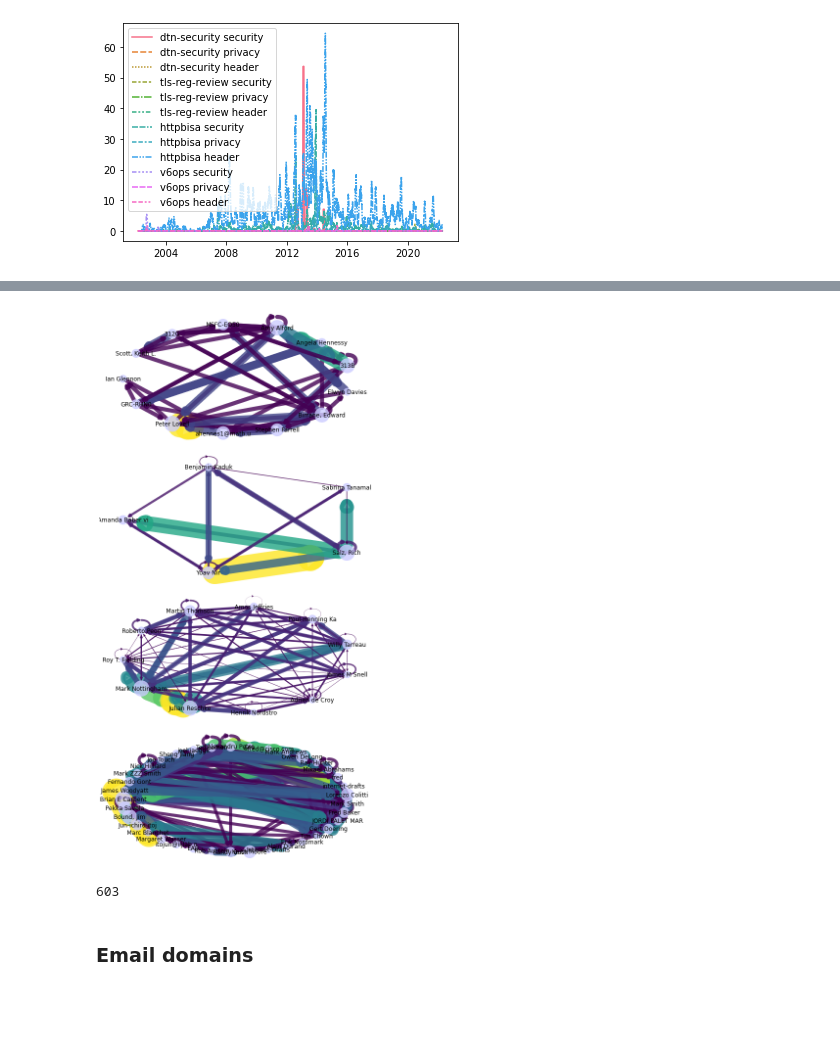
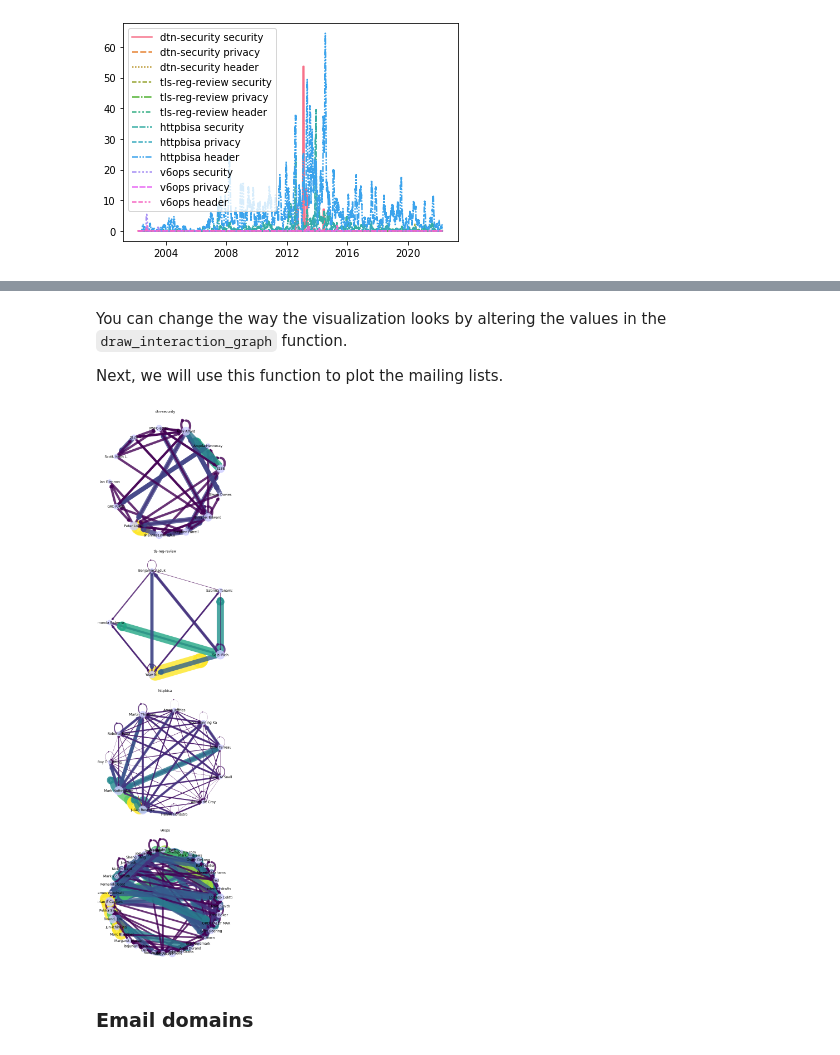
Before and after one commit to datactive/bigbang, a Jupyter notebook: examples/CLBE Tutorial Materials.ipynb, the cells around one changed output, grey strips where cells are left out. Drawn from its saved outputs; the diff is of its cells as text; code cells hidden in the pictures; blank space fills up the shorter version.

```diff
--- a/examples/CLBE Tutorial Materials.ipynb
+++ b/examples/CLBE Tutorial Materials.ipynb
@@ -231,21 +368,22 @@ def draw_interaction_graph(ig, threshold = .15):
+# %% [markdown]
+You can change the way the visualization looks by altering the values in the `draw_interaction_graph` function.
+
+Next, we will use this function to plot the mailing lists.
 # %%
 figdim = len(arxs) * 100 + 10
 
-plt.figure(figdim,figsize=(8, 16))
+plt.figure(figdim,figsize=(7, 28))
 for i,arx in enumerate(arxs):
     plt.subplot(figdim + i + 1) # create a subplot keyed to the index of this ml
+    plt.title(mls[i])
     df = arx.data.copy()
     ig = graph.messages_to_interaction_graph(df)
     draw_interaction_graph(ig)
 
 plt.tight_layout()
 plt.show()
 # %% [output]
-[figure, old version]
+[figure, new version]
-# %%
-len(ig.nodes)
-# %% [output]
-603
 # %% [markdown]
 ### Email domains
 # %% [markdown]
```
Also changed, not shown: parts of 34 cells of this notebook.
